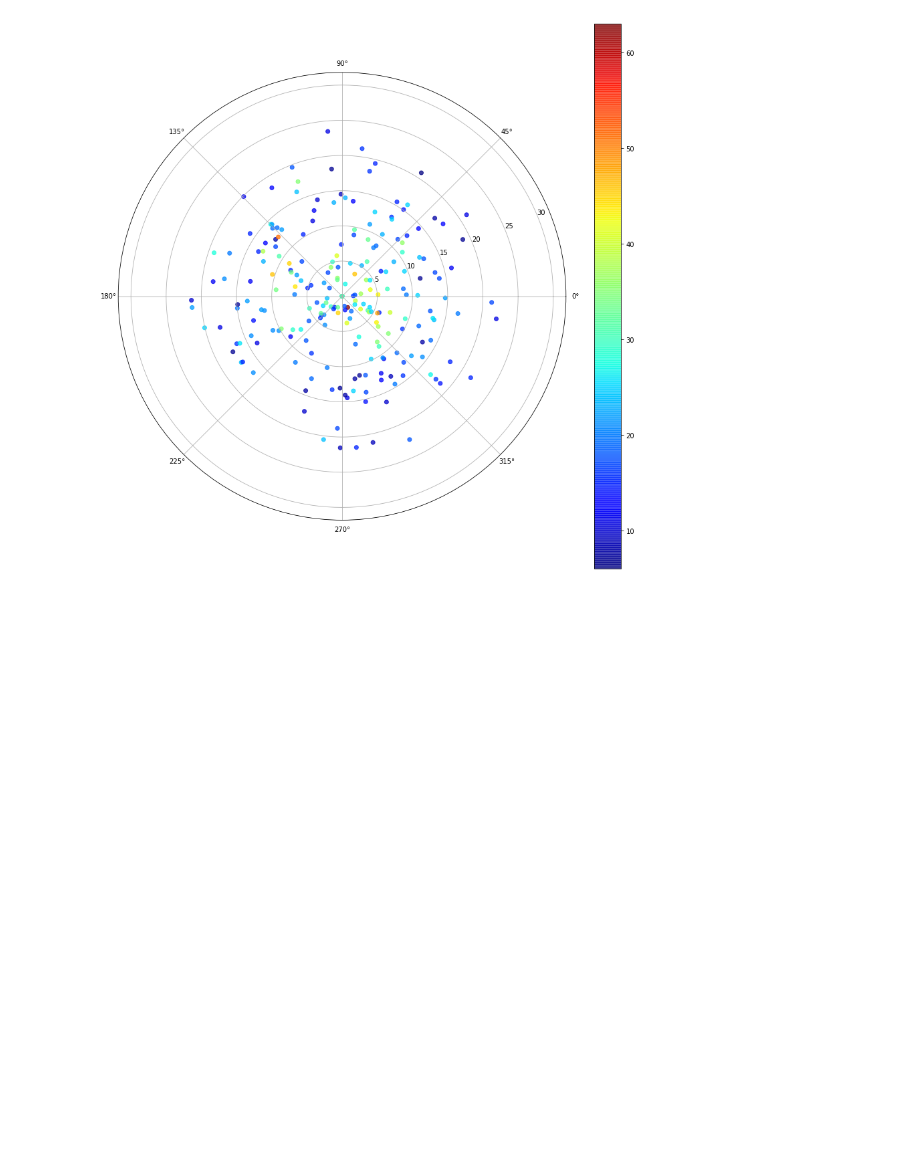
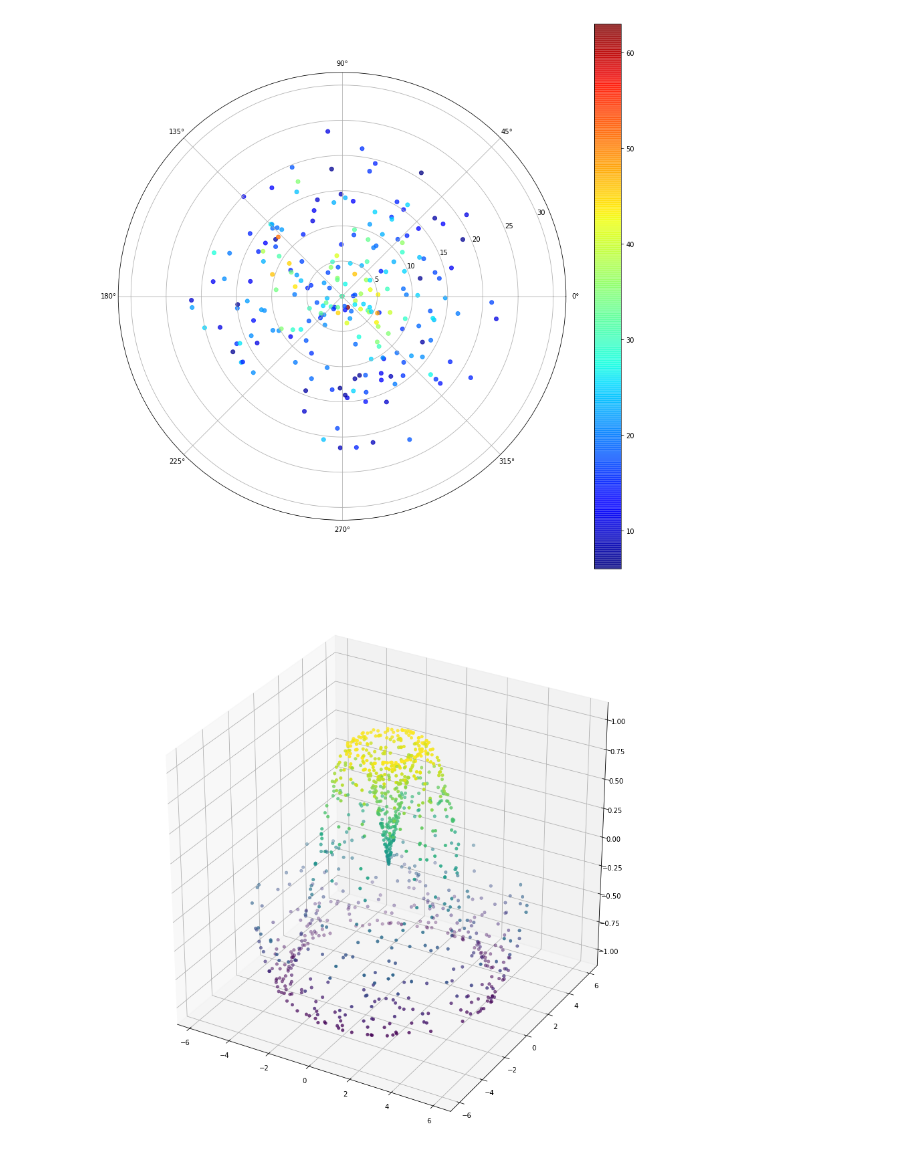
Before and after one commit to mashayu/DBSCAN, a Jupyter notebook: Untitled.ipynb, the cells around one changed output. Cells and saved outputs as stored; diff of their text form; code cells hidden in the pictures; blank space fills up the shorter version.

```diff
--- a/Untitled.ipynb
+++ b/Untitled.ipynb
@@ -92,3 +76,18 @@ fig.colorbar(pol)
 plt.show()
 # %% [output]
 [figure]
+# %%
+def f(x, y):
+    return np.sin(np.sqrt(x ** 2 + y ** 2))
+
+theta = 2 * np.pi * np.random.random(1000)
+r = 6 * np.random.random(1000)
+x = np.ravel(r * np.sin(theta))
+y = np.ravel(r * np.cos(theta))
+z = f(x, y)
+
+
+ax = plt.axes(projection='3d')
+ax.scatter(x, y, z, c=z, cmap='viridis', linewidth=0.5);
+# %% [output]
+[figure, added]
```
Also changed, not shown: parts of 10 cells of this notebook, 10 other files.
